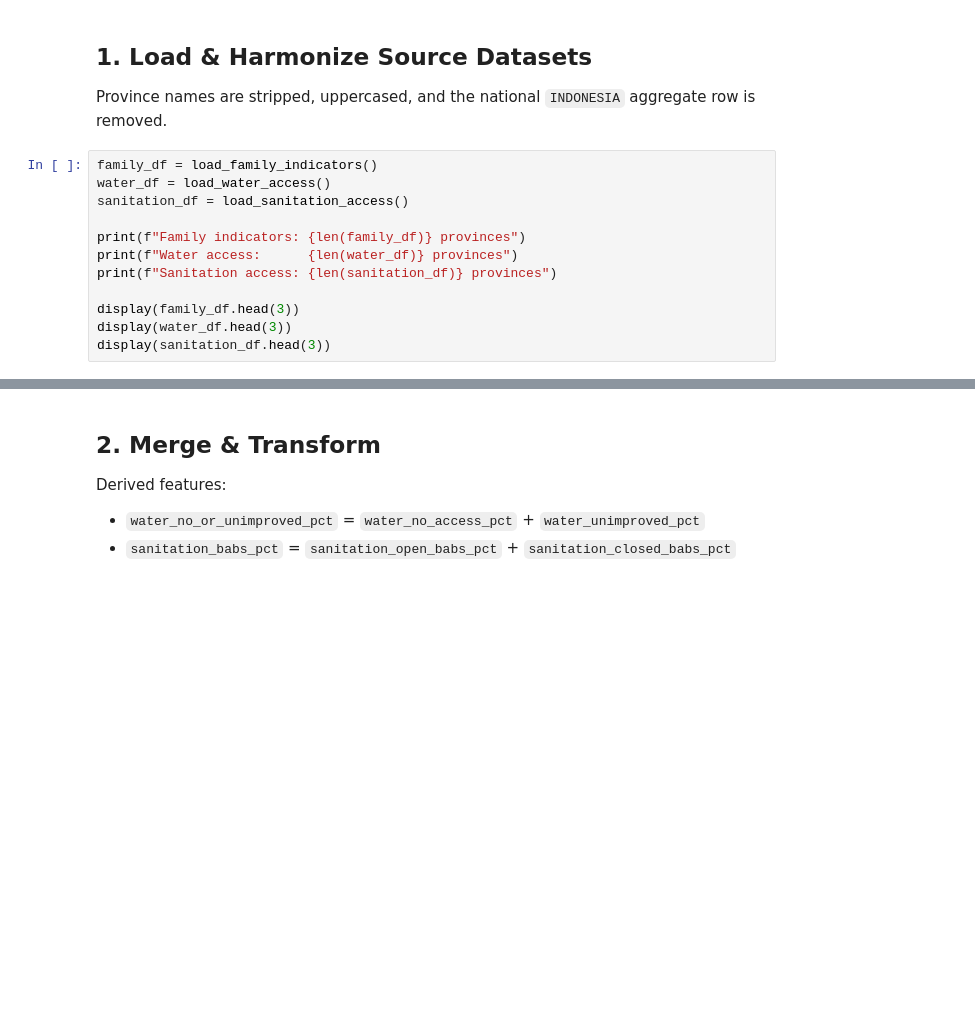
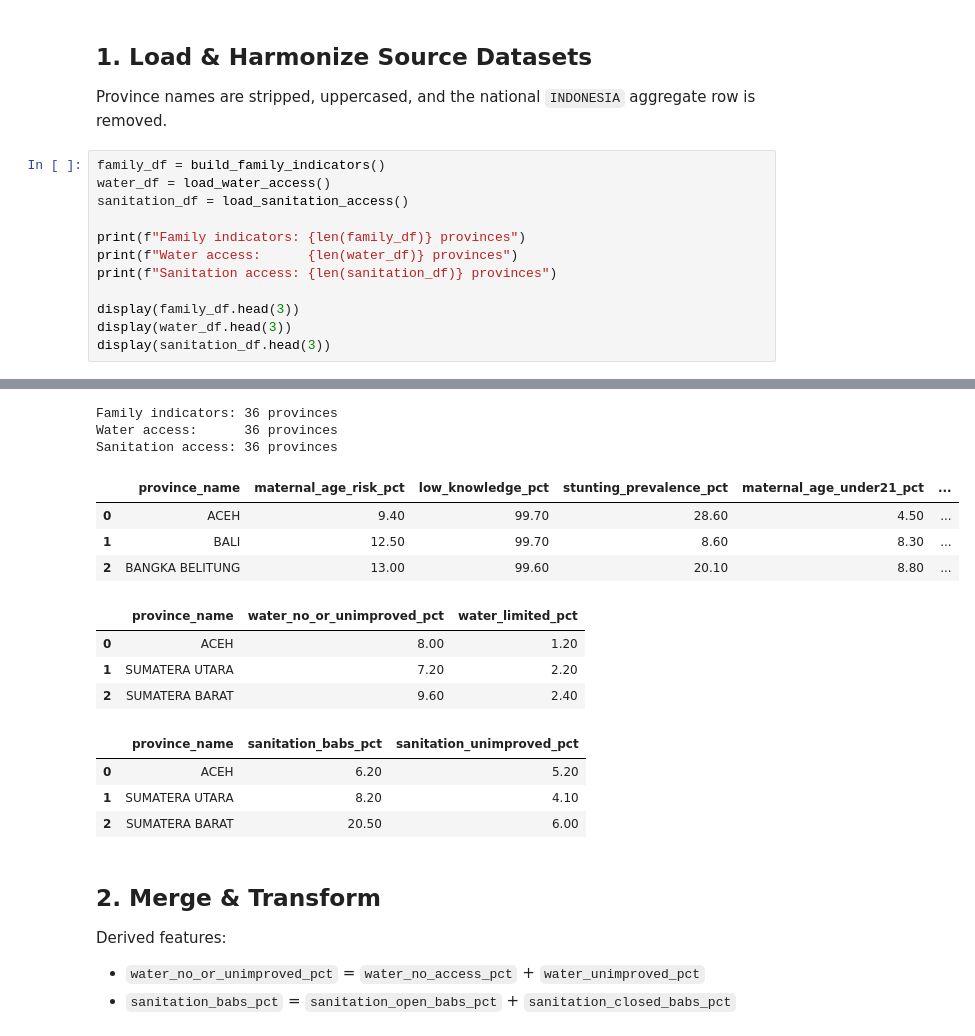
Before and after one commit to aisyahlatief24/pkk-stunting-fcm-clustering, a Jupyter notebook: notebooks/preprocessing_pipeline.ipynb, the cells around one changed output, grey strips where cells are left out. Drawn from its saved outputs; the diff is of its cells as text; blank space fills up the shorter version.

```diff
--- a/notebooks/preprocessing_pipeline.ipynb
+++ b/notebooks/preprocessing_pipeline.ipynb
@@ -43,7 +45,7 @@ print(f"Project root: {PROJECT_ROOT}")
 
 Province names are stripped, uppercased, and the national `INDONESIA` aggregate row is removed.
 # %%
-family_df = load_family_indicators()
+family_df = build_family_indicators()
 water_df = load_water_access()
 sanitation_df = load_sanitation_access()
 
@@ -54,3 +56,4 @@ print(f"Sanitation access: {len(sanitation_df)} provinces")
 display(family_df.head(3))
 display(water_df.head(3))
 display(sanitation_df.head(3))
+# %% [output]
@@ -57,3 +69,18 @@ display(sanitation_df.head(3))
+Family indicators: 36 provinces
+Water access:      36 provinces
+Sanitation access: 36 provinces
+|  | province_name | maternal_age_risk_pct | low_knowledge_pct | stunting_prevalence_pct | maternal_age_under21_pct | ... |
+| 0 | ACEH | 9.40 | 99.70 | 28.60 | 4.50 | ... |
+| 1 | BALI | 12.50 | 99.70 | 8.60 | 8.30 | ... |
+| 2 | BANGKA BELITUNG | 13.00 | 99.60 | 20.10 | 8.80 | ... |
+|  | province_name | water_no_or_unimproved_pct | water_limited_pct |
+| 0 | ACEH | 8.00 | 1.20 |
+| 1 | SUMATERA UTARA | 7.20 | 2.20 |
+| 2 | SUMATERA BARAT | 9.60 | 2.40 |
+|  | province_name | sanitation_babs_pct | sanitation_unimproved_pct |
+| 0 | ACEH | 6.20 | 5.20 |
+| 1 | SUMATERA UTARA | 8.20 | 4.10 |
+| 2 | SUMATERA BARAT | 20.50 | 6.00 |
 # %% [markdown]
 ## 2. Merge & Transform
 
```
Also changed, not shown: parts of 7 cells of this notebook, 27 other files.
